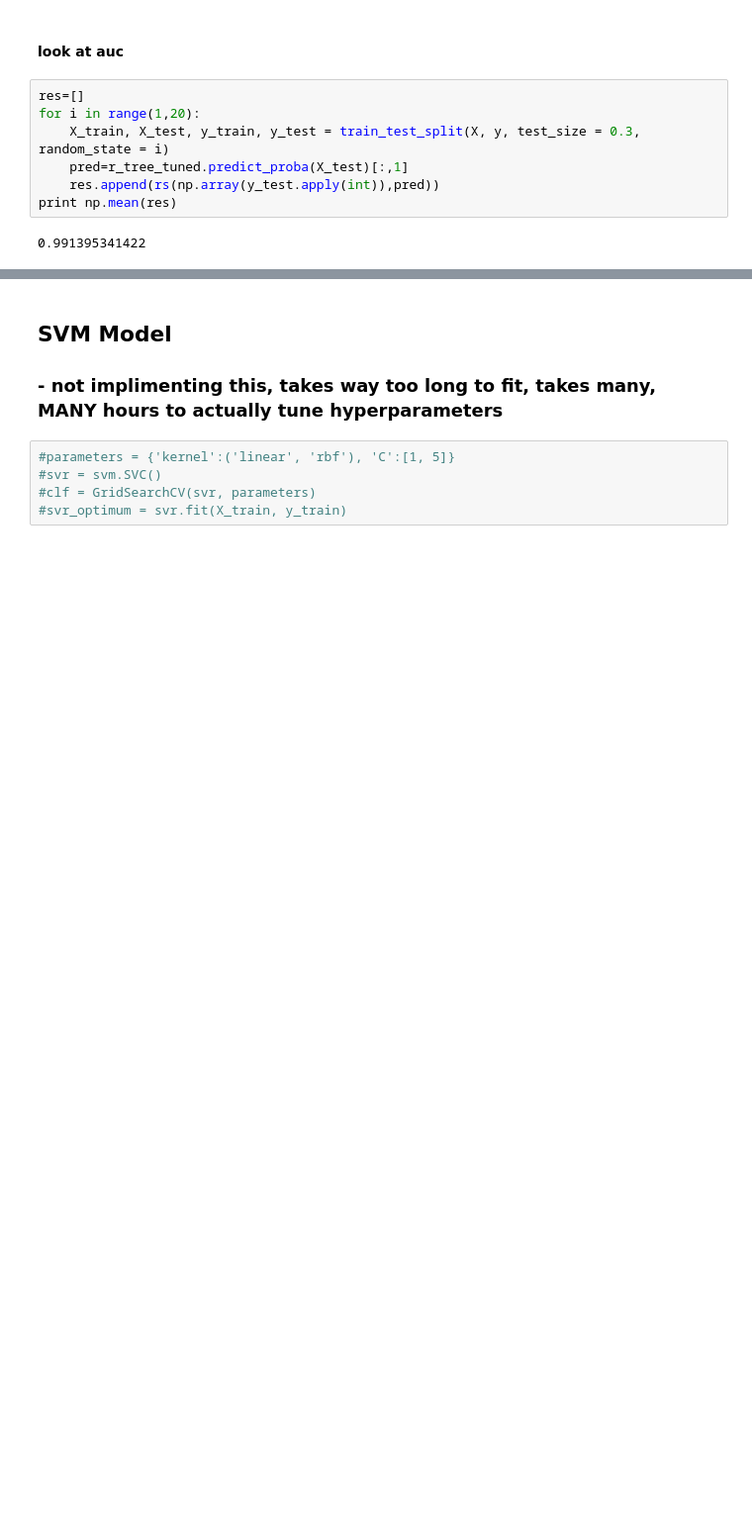
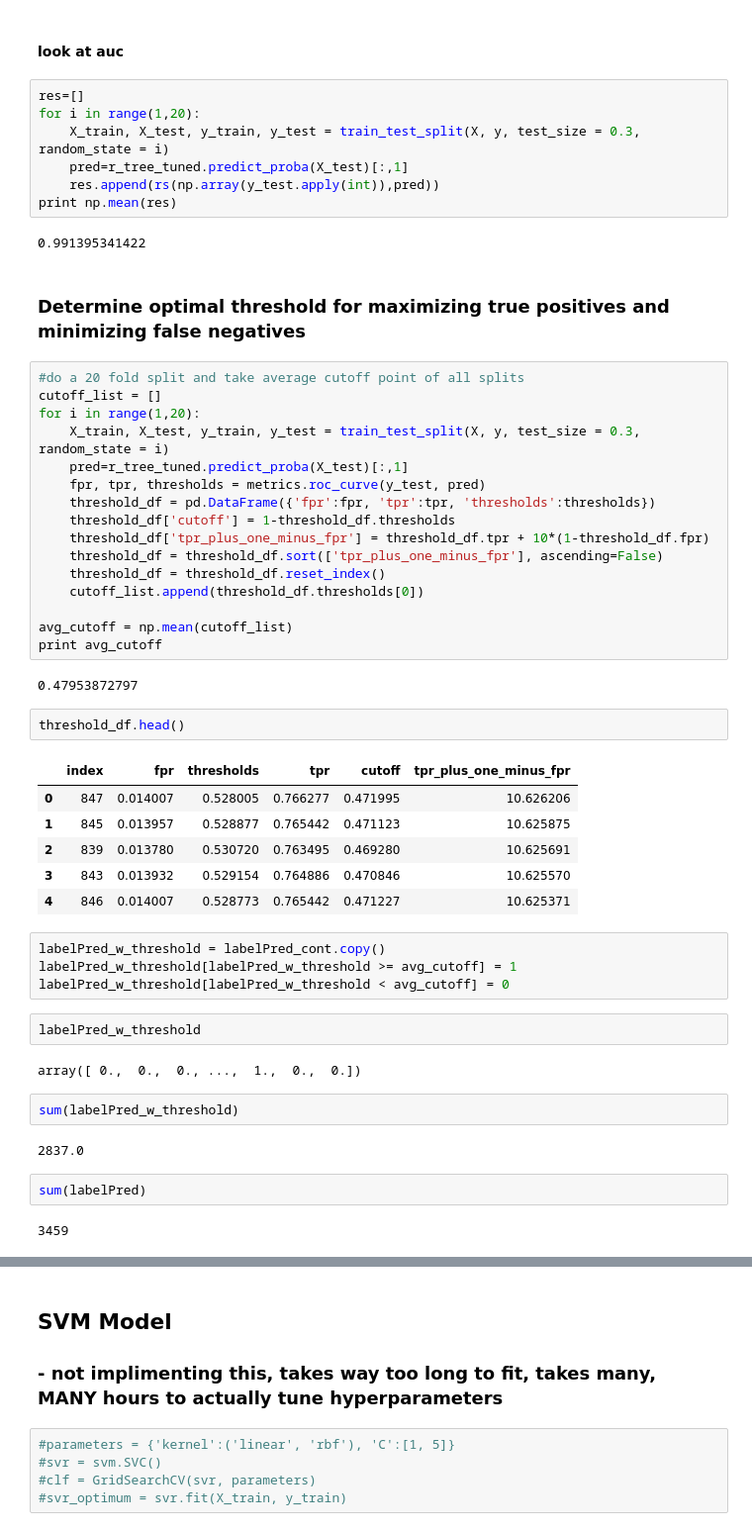
Before and after one commit to gperrin12/DLBA_Demo_Model, a Jupyter notebook: demo_data_dive_022117.ipynb, the cells around one changed output, grey strips where cells are left out. Shown: that part at 99% size. Saved outputs shown, nothing was run; the diff lists cells and outputs as text; blank space fills up the shorter version.

Commit message:
adding threshold update

```diff
--- a/demo_data_dive_022117.ipynb
+++ b/demo_data_dive_022117.ipynb
@@ -437,3 +428,48 @@ for i in range(1,20):
 print np.mean(res)
 # %% [output]
 0.991395341422
+# %% [markdown]
+### Determine optimal threshold for maximizing true positives and minimizing false negatives
+# %%
+#do a 20 fold split and take average cutoff point of all splits
+cutoff_list = []
+for i in range(1,20):
+    X_train, X_test, y_train, y_test = train_test_split(X, y, test_size = 0.3, random_state = i)
+    pred=r_tree_tuned.predict_proba(X_test)[:,1]
+    fpr, tpr, thresholds = metrics.roc_curve(y_test, pred)
+    threshold_df = pd.DataFrame({'fpr':fpr, 'tpr':tpr, 'thresholds':thresholds})
+    threshold_df['cutoff'] = 1-threshold_df.thresholds
+    threshold_df['tpr_plus_one_minus_fpr'] = threshold_df.tpr + 10*(1-threshold_df.fpr)
+    threshold_df = threshold_df.sort(['tpr_plus_one_minus_fpr'], ascending=False)
+    threshold_df = threshold_df.reset_index()
+    cutoff_list.append(threshold_df.thresholds[0])
+
+avg_cutoff = np.mean(cutoff_list)
+print avg_cutoff
+# %% [output]
+0.47953872797
+# %%
+threshold_df.head()
+# %% [output]
+|  | index | fpr | thresholds | tpr | cutoff | tpr_plus_one_minus_fpr |
+| 0 | 847 | 0.014007 | 0.528005 | 0.766277 | 0.471995 | 10.626206 |
+| 1 | 845 | 0.013957 | 0.528877 | 0.765442 | 0.471123 | 10.625875 |
+| 2 | 839 | 0.013780 | 0.530720 | 0.763495 | 0.469280 | 10.625691 |
+| 3 | 843 | 0.013932 | 0.529154 | 0.764886 | 0.470846 | 10.625570 |
+| 4 | 846 | 0.014007 | 0.528773 | 0.765442 | 0.471227 | 10.625371 |
+# %%
+labelPred_w_threshold = labelPred_cont.copy()
+labelPred_w_threshold[labelPred_w_threshold >= avg_cutoff] = 1
+labelPred_w_threshold[labelPred_w_threshold < avg_cutoff] = 0
+# %%
+labelPred_w_threshold
+# %% [output]
+array([ 0.,  0.,  0., ...,  1.,  0.,  0.])
+# %%
+sum(labelPred_w_threshold)
+# %% [output]
+2837.0
+# %%
+sum(labelPred)
+# %% [output]
+3459
```
Also changed, not shown: parts of 12 cells of this notebook.
